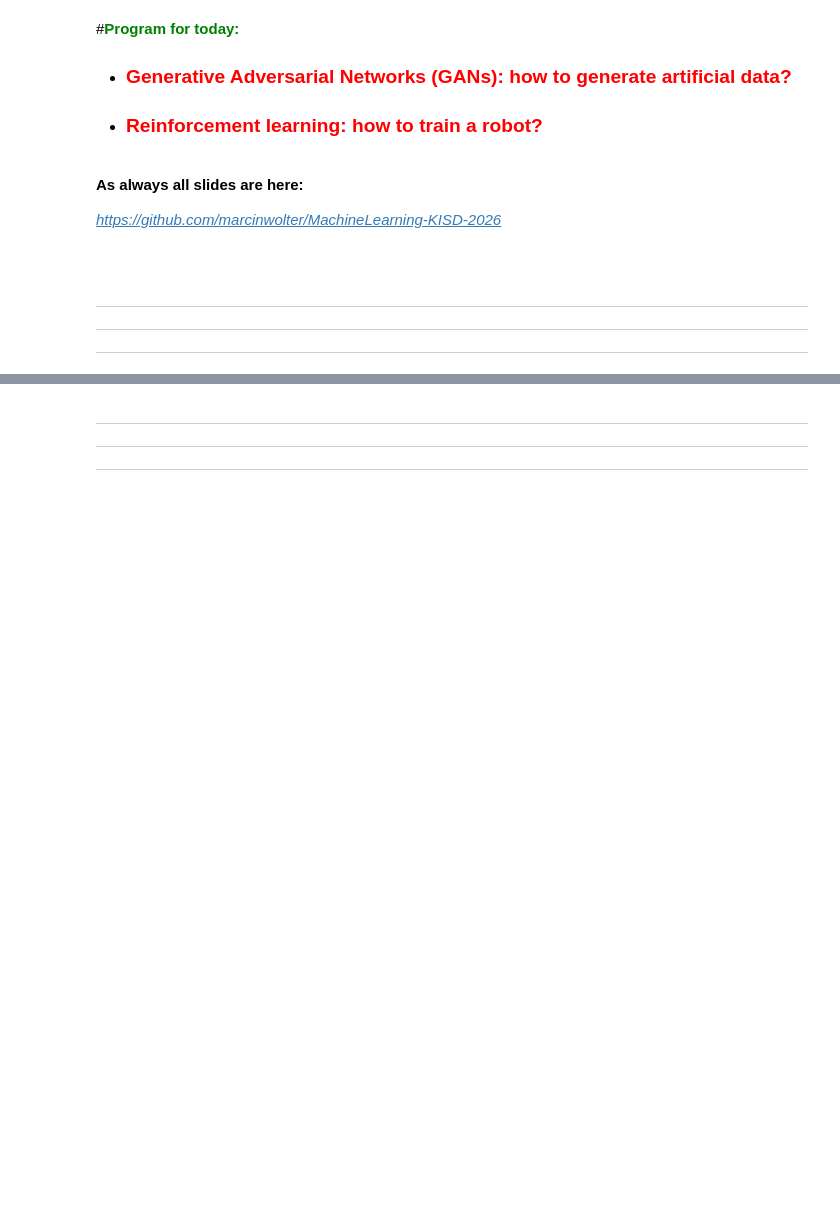
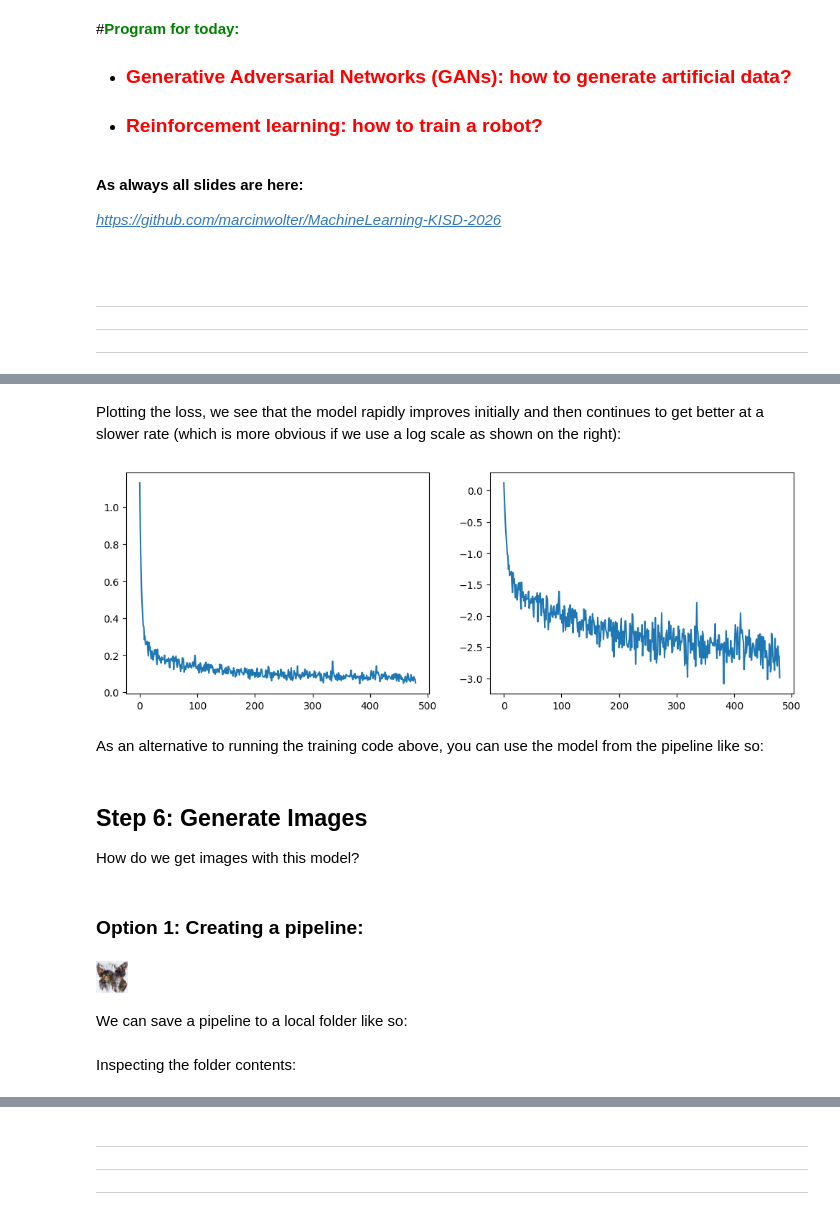
Before and after one commit to Trivial137/MachineLearning-KISD-2026, a Jupyter notebook: lecture7.ipynb, the cells around one changed output, grey strips where cells are left out. Saved outputs shown, nothing was run; the diff lists cells and outputs as text; code cells hidden in the pictures; blank space fills up the shorter version.

```diff
--- a/lecture7.ipynb
+++ b/lecture7.ipynb
@@ -56,0 +376,24 @@
+# %%
+from diffusers import UNet2DModel
+
+# Create a model
+model = UNet2DModel(
+    sample_size=image_size,  # the target image resolution
+    in_channels=3,  # the number of input channels, 3 for RGB images
+    out_channels=3,  # the number of output channels
+    layers_per_block=2,  # how many ResNet layers to use per UNet block
+    block_out_channels=(64, 128, 128, 256),  # More channels -> more parameters
+    down_block_types=(
+        "DownBlock2D",  # a regular ResNet downsampling block
+        "DownBlock2D",
+        "AttnDownBlock2D",  # a ResNet downsampling block with spatial self-attention
+        "AttnDownBlock2D",
+    ),
+    up_block_types=(
+        "AttnUpBlock2D",
+        "AttnUpBlock2D",  # a ResNet upsampling block with spatial self-attention
+        "UpBlock2D",
+        "UpBlock2D",  # a regular ResNet upsampling block
+    ),
+)
+model.to(device);
@@ -56,0 +499,11 @@
+# %% [markdown]
+Plotting the loss, we see that the model rapidly improves initially and then continues to get better at a slower rate (which is more obvious if we use a log scale as shown on the right):
+# %%
+fig, axs = plt.subplots(1, 2, figsize=(12, 4))
+axs[0].plot(losses)
+axs[1].plot(np.log(losses))
+plt.show()
+# %% [output]
+[figure, added]
+# %% [markdown]
+As an alternative to running the training code above, you can use the model from the pipeline like so:
@@ -56,0 +513,6 @@
+# %% [markdown]
+## Step 6: Generate Images
+
+How do we get images with this model?
+# %% [markdown]
+### Option 1: Creating a pipeline:
@@ -56,0 +523,7 @@
+# %%
+pipeline_output = image_pipe()
+pipeline_output.images[0]
+# %% [output]
+[figure, added]
+# %% [markdown]
+We can save a pipeline to a local folder like so:
@@ -56,0 +532,2 @@
+# %% [markdown]
+Inspecting the folder contents:
```
Also changed, not shown: parts of 62 cells of this notebook.
